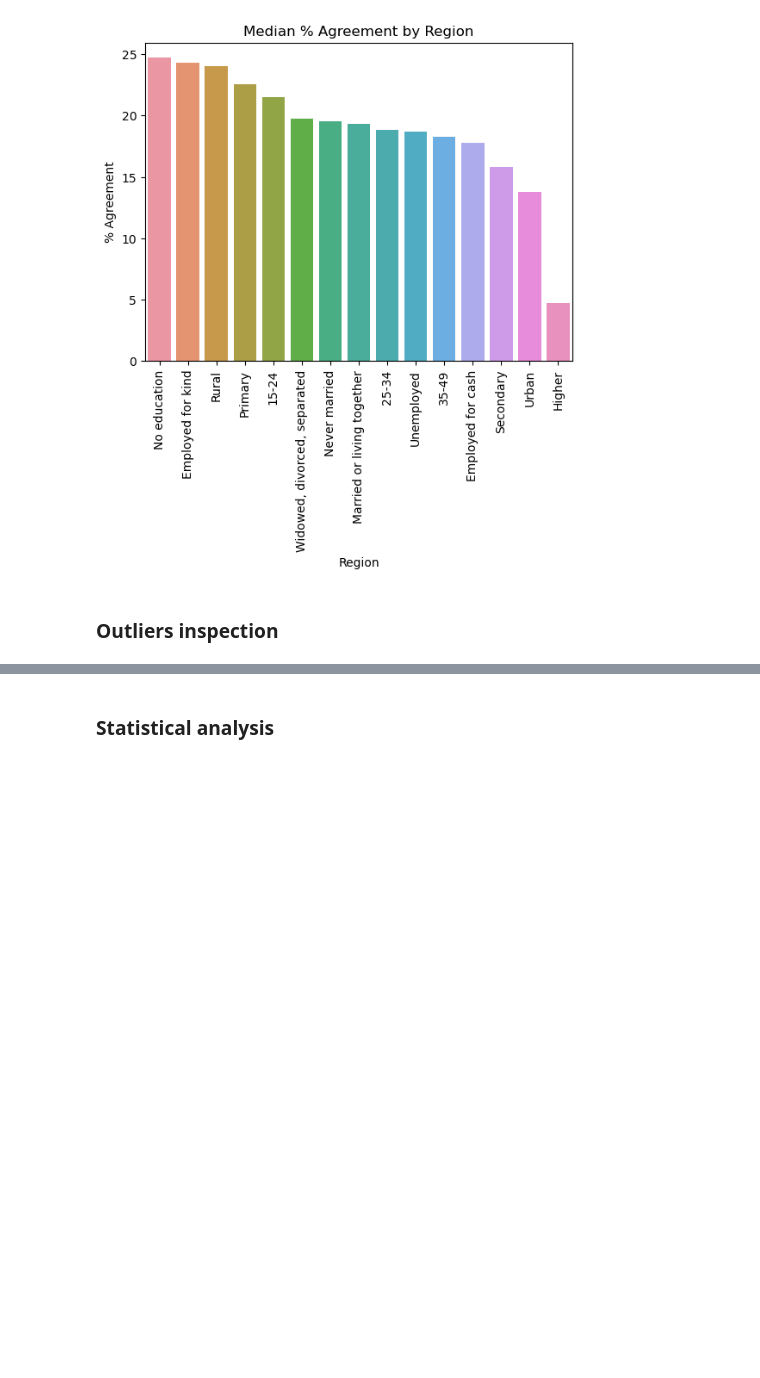
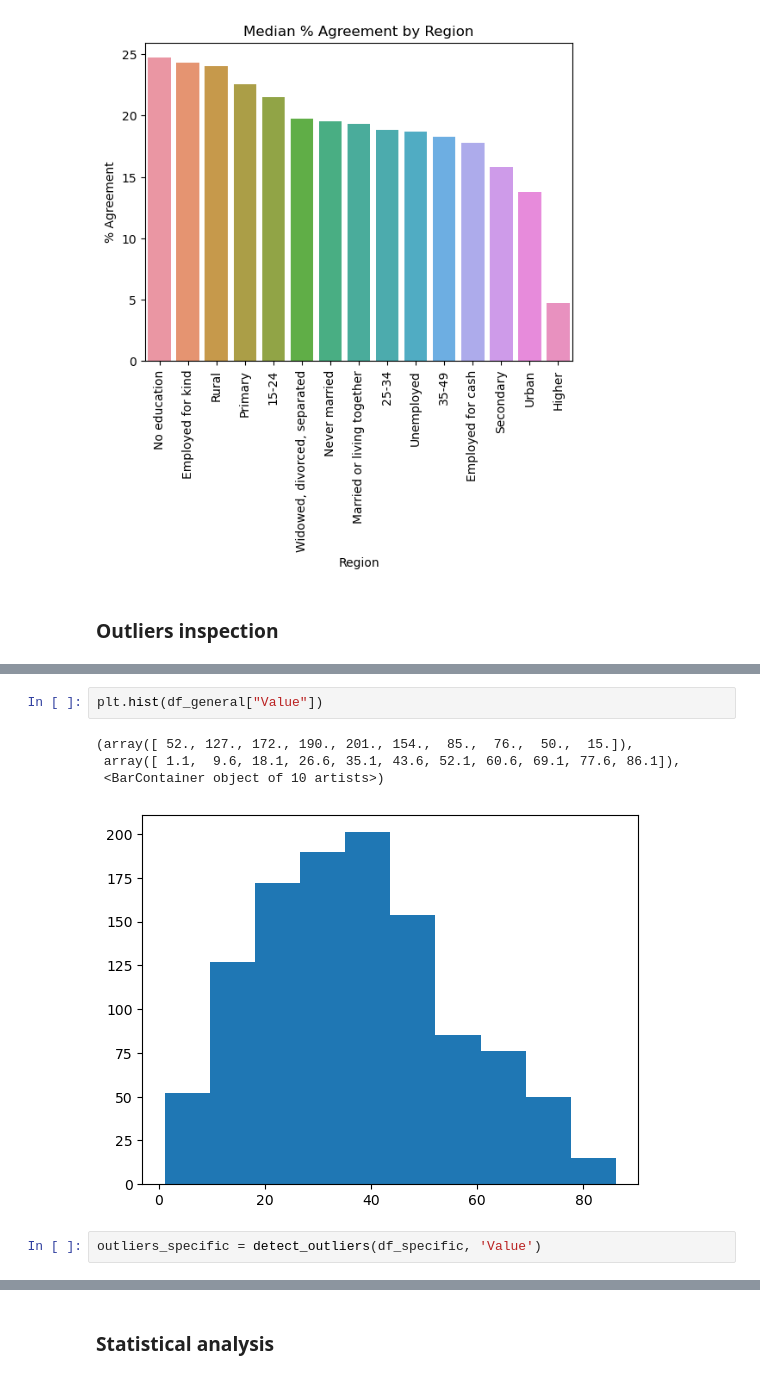
Before and after one commit to MaureenMbugua/Understanding_violence_against_women, a Jupyter notebook: Understanding_violence_against_women.ipynb, the cells around one changed output, grey strips where cells are left out. Saved outputs shown, nothing was run; the diff lists cells and outputs as text; blank space fills up the shorter version.

```diff
--- a/Understanding_violence_against_women.ipynb
+++ b/Understanding_violence_against_women.ipynb
@@ -812,0 +874,9 @@ plt.show()
+# %%
+plt.hist(df_general["Value"])
+# %% [output]
+(array([ 52., 127., 172., 190., 201., 154.,  85.,  76.,  50.,  15.]),
+ array([ 1.1,  9.6, 18.1, 26.6, 35.1, 43.6, 52.1, 60.6, 69.1, 77.6, 86.1]),
+ <BarContainer object of 10 artists>)
+[figure, added]
+# %%
+outliers_specific = detect_outliers(df_specific, 'Value')
```
Also changed, not shown: parts of 16 cells of this notebook.
